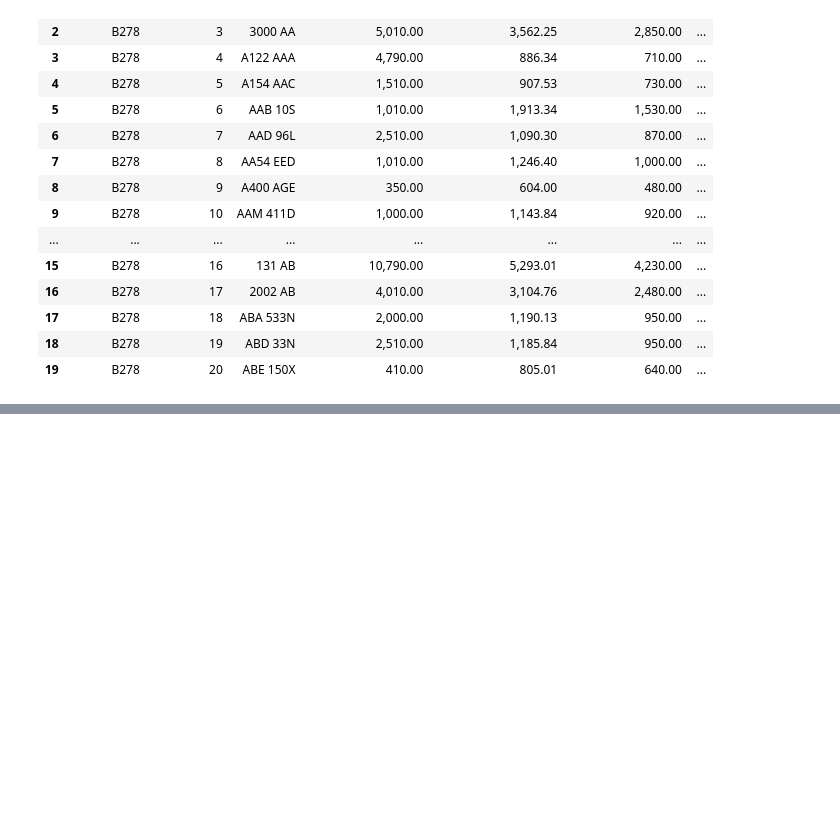
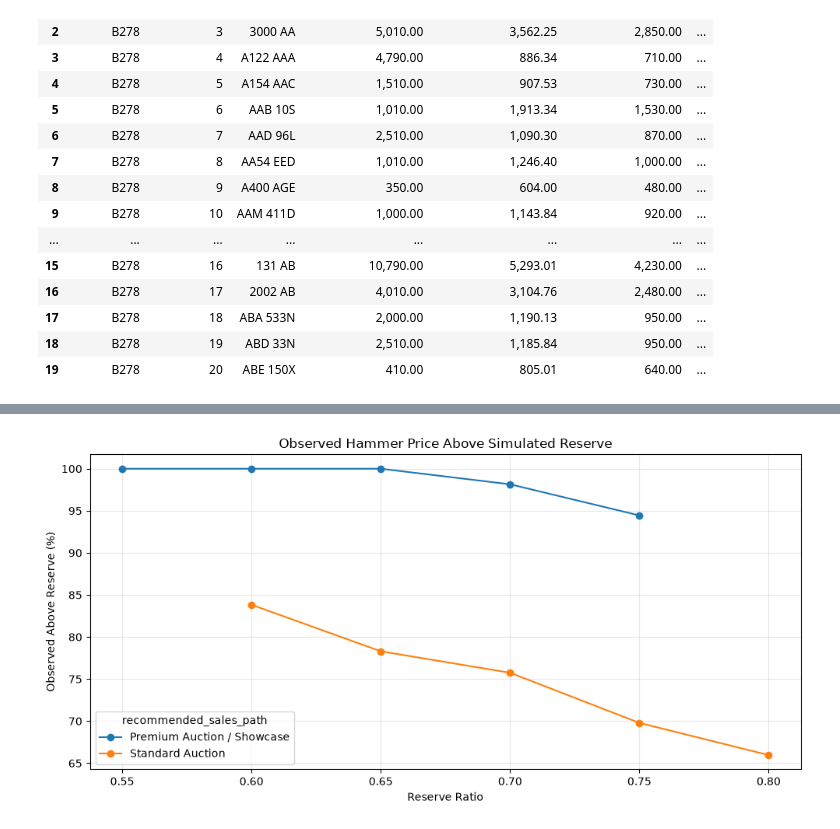
Before and after one commit to ozzy2438/Plate-Value-Intelligence, a Jupyter notebook: 07_pricing_and_auction_strategy_simulation.ipynb, the cells around one changed output, grey strips where cells are left out. Saved outputs shown, nothing was run; the diff lists cells and outputs as text; code cells hidden in the pictures; blank space fills up the shorter version.

```diff
--- a/07_pricing_and_auction_strategy_simulation.ipynb
+++ b/07_pricing_and_auction_strategy_simulation.ipynb
@@ -854,0 +948,26 @@ pricing_strategy_decisions.head(20)
+# %%
+ax = (
+    reserve_sensitivity_summary
+    .pivot(
+        index="reserve_ratio",
+        columns="recommended_sales_path",
+        values="observed_above_reserve_rate_pct",
+    )
+    .plot(
+        marker="o",
+        figsize=(10, 5),
+    )
+)
+
+ax.set_title(
+    "Observed Hammer Price Above Simulated Reserve"
+)
+ax.set_xlabel("Reserve Ratio")
+ax.set_ylabel("Observed Above Reserve (%)")
+ax.grid(alpha=0.3)
+
+plt.tight_layout()
+plt.show(block=False)
+plt.close(ax.get_figure())
+# %% [output]
+[figure, added]
```
Also changed, not shown: parts of 9 cells of this notebook, 12 other files.
